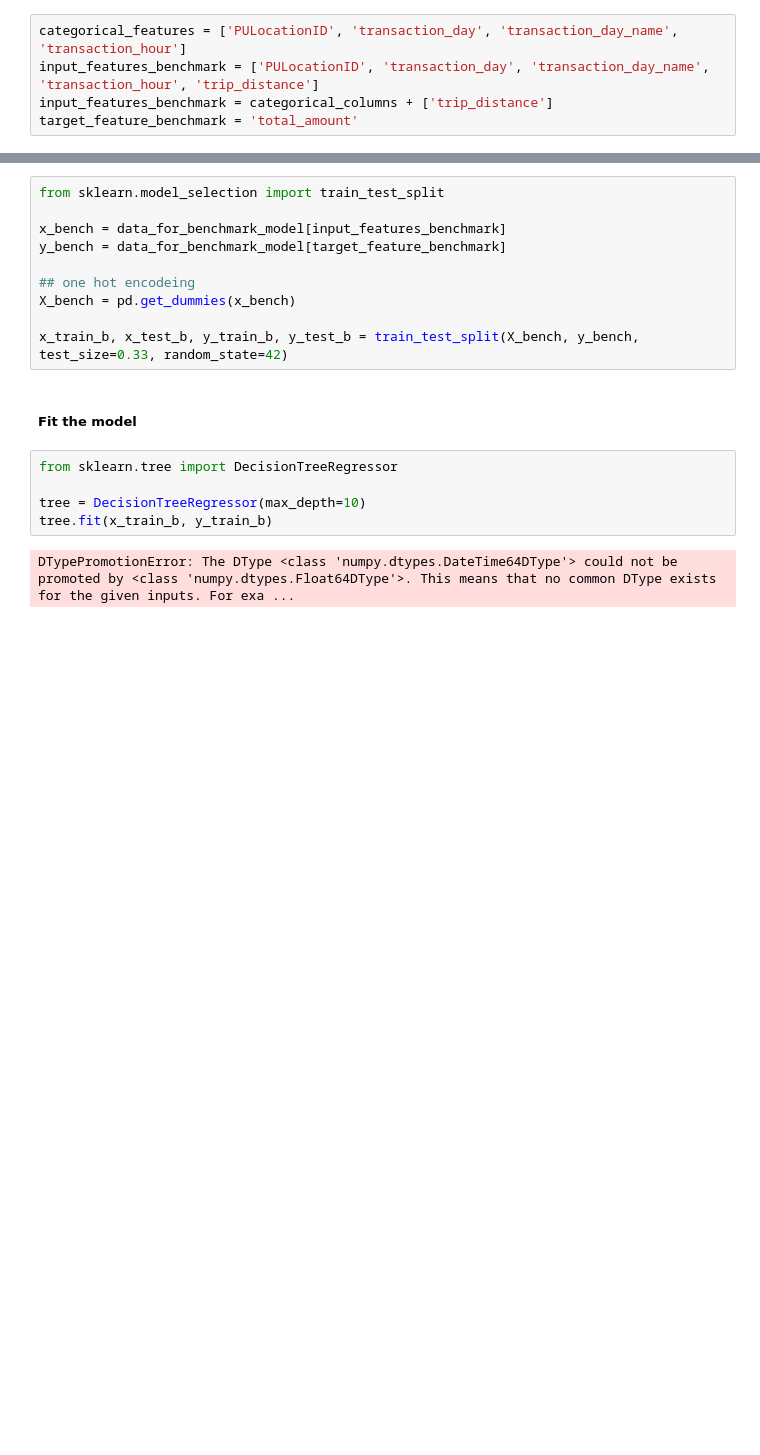
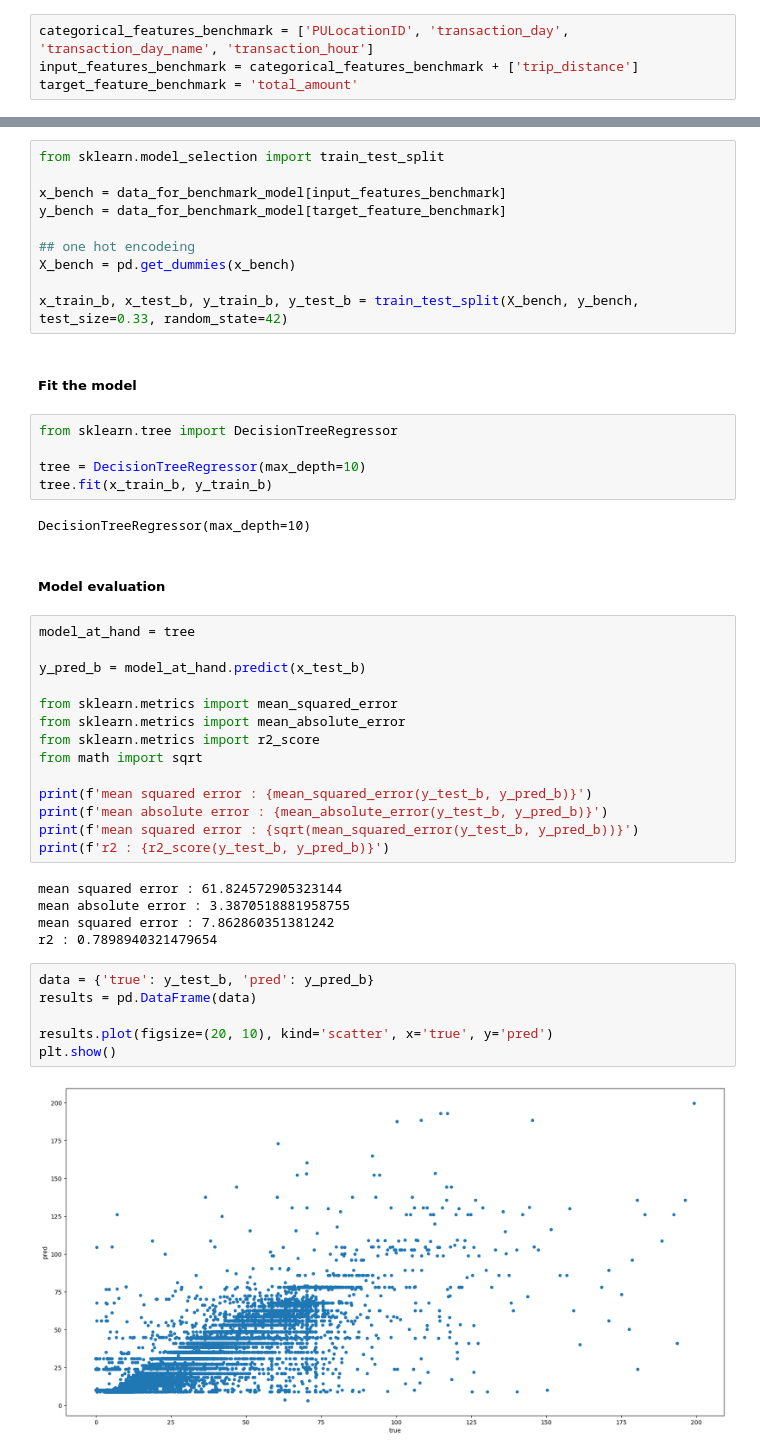
Before and after one commit to TinyHaitch/Taxi-Analysis, a Jupyter notebook: Untitled.ipynb, the cells around one changed output, grey strips where cells are left out. Saved outputs shown, nothing was run; the diff lists cells and outputs as text; blank space fills up the shorter version.

Commit message:
developing mybaseline model and correcting it

```diff
--- a/Untitled.ipynb
+++ b/Untitled.ipynb
@@ -380,9 +380,8 @@ plt.show()
 # %%
 data_for_benchmark_model = taxi_group_by_region.copy()
 # %%
-categorical_features = ['PULocationID', 'transaction_day', 'transaction_day_name', 'transaction_hour']
-input_features_benchmark = ['PULocationID', 'transaction_day', 'transaction_day_name', 'transaction_hour', 'trip_distance']
-input_features_benchmark = categorical_columns + ['trip_distance']
+categorical_features_benchmark = ['PULocationID', 'transaction_day', 'transaction_day_name', 'transaction_hour']
+input_features_benchmark = categorical_features_benchmark + ['trip_distance']
 target_feature_benchmark = 'total_amount'
 # %% [markdown]
 ##### Train-test-split
@@ -404,4 +403,33 @@ from sklearn.tree import DecisionTreeRegressor
 tree = DecisionTreeRegressor(max_depth=10)
 tree.fit(x_train_b, y_train_b)
 # %% [output]
-DTypePromotionError: The DType <class 'numpy.dtypes.DateTime64DType'> could not be promoted by <class 'numpy.dtypes.Float64DType'>. This means that no common DType exists for the given inputs. For exa ...
+DecisionTreeRegressor(max_depth=10)
+# %% [markdown]
+##### Model evaluation
+# %%
+model_at_hand = tree
+
+y_pred_b = model_at_hand.predict(x_test_b)
+
+from sklearn.metrics import mean_squared_error
+from sklearn.metrics import mean_absolute_error
+from sklearn.metrics import r2_score
+from math import sqrt
+
+print(f'mean squared error : {mean_squared_error(y_test_b, y_pred_b)}')
+print(f'mean absolute error : {mean_absolute_error(y_test_b, y_pred_b)}')
+print(f'mean squared error : {sqrt(mean_squared_error(y_test_b, y_pred_b))}')
+print(f'r2 : {r2_score(y_test_b, y_pred_b)}')
+# %% [output]
+mean squared error : 61.824572905323144
+mean absolute error : 3.3870518881958755
+mean squared error : 7.862860351381242
+r2 : 0.7898940321479654
+# %%
+data = {'true': y_test_b, 'pred': y_pred_b}
+results = pd.DataFrame(data)
+
+results.plot(figsize=(20, 10), kind='scatter', x='true', y='pred')
+plt.show()
+# %% [output]
+[figure, added]
```
Also changed, not shown: parts of 2 cells of this notebook.
